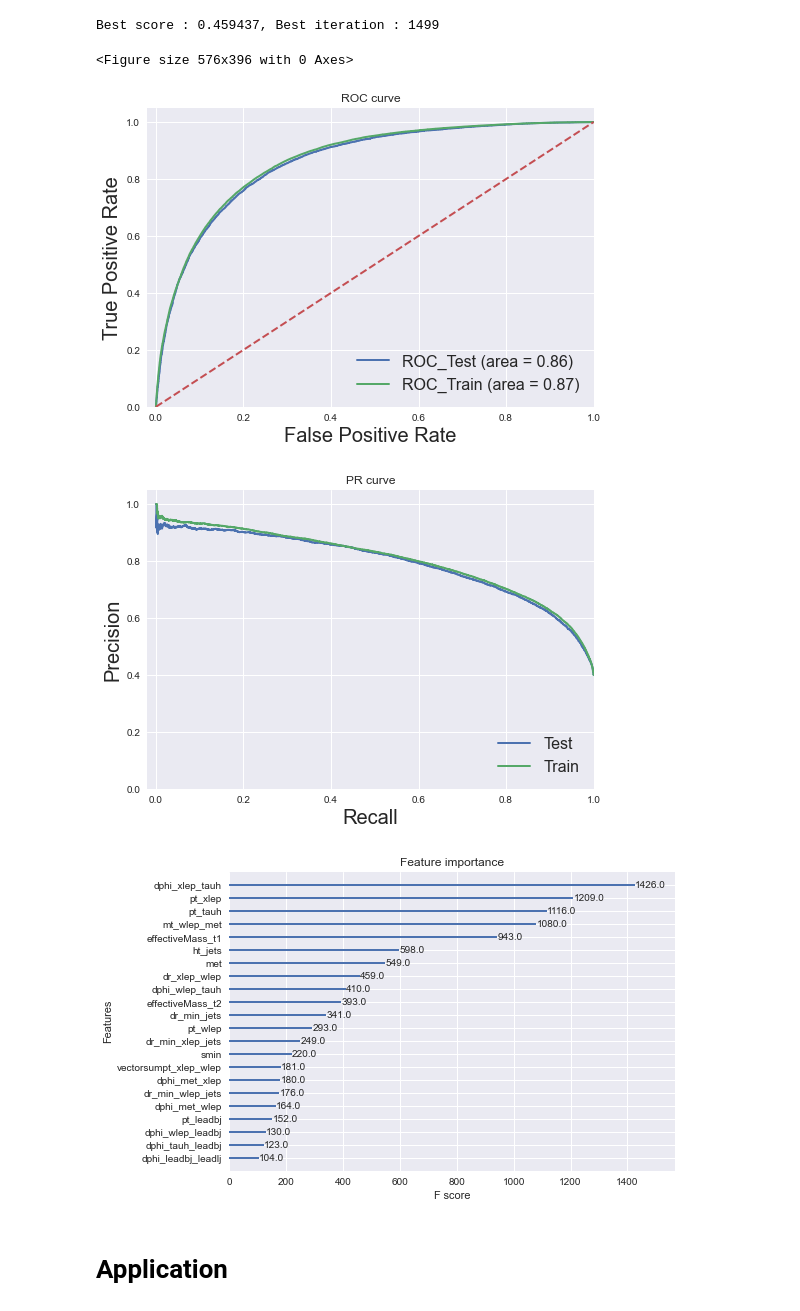
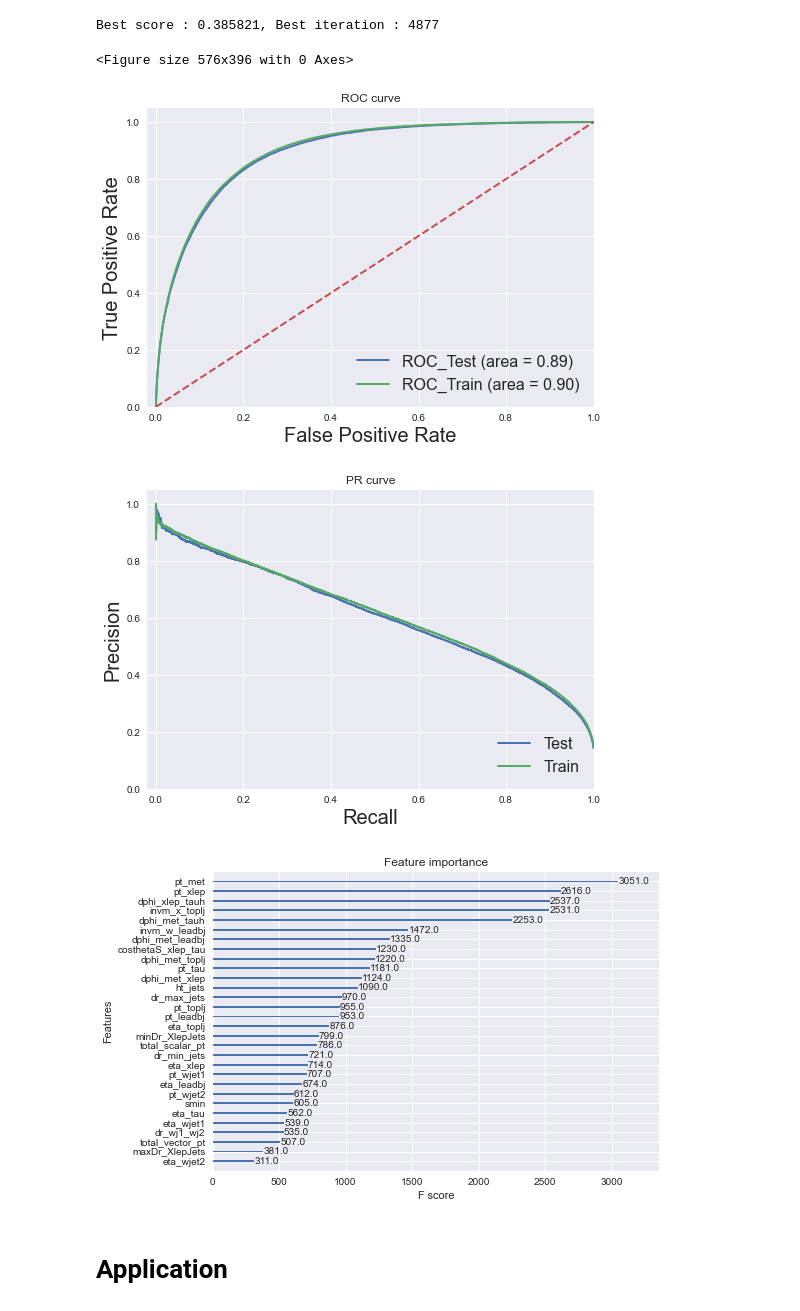
Before and after one commit to gsaha009/DelphesAnalysis_Project2, a Jupyter notebook: MachineLearning/XGB/XGBoost_main.ipynb, the cells around one changed output. Cells and saved outputs as stored; diff of their text form; code cells hidden in the pictures.

```diff
--- a/MachineLearning/XGB/XGBoost_main.ipynb
+++ b/MachineLearning/XGB/XGBoost_main.ipynb
@@ -18,5 +20,5 @@ Welcome to JupyROOT 6.24/02
 # %%
-with open('config_train_MX60_DL.yaml','r') as conf:
+with open(os.path.join('Yamls',f'config_train_MX{M}_{channel}.yaml'),'r') as conf:
     config = yaml.safe_load(conf)
 mainkeys    = list(config.keys())
 tag         = config.get('Tag')
@@ -171,7 +173,8 @@ print(D_train)
 #############################################
 #############################################
 prog = dict()
-max_iter = 1000
+
+max_iter = 100
 eta_min = 0.001
 eta_max = 0.5
 eta_decay = np.linspace(eta_min, eta_max, max_iter).tolist()
@@ -194,7 +197,7 @@ params = {
         "min_child_weight": 1
         #"callbacks": [xgb.callback.LearningRateScheduler(eta_decay)]
     }
-num_boost_round = 1500
+num_boost_round = 10000
 early_stopping_rounds = 10
 #############################################
 #############################################
@@ -277,6 +280,12 @@ plt.title('ROC curve')
 plt.legend(loc="lower right", fontsize=16)
 plt.savefig(os.path.join(tagdir,'ROC.png'), dpi=300)
 plt.show()
+
+import csv
+fpr_tpr_to_write = list(zip(fpr, tpr))
+with open(os.path.join(tagdir,f'ROC_Info_{M}_{channel}.csv'), 'w') as csvf:
+    writer = csv.writer(csvf)
+    writer.writerows(fpr_tpr_to_write)
 #############################################
 #############################################
 pr_t, rc_t, _ = precision_recall_curve(y_train, preds_train)
@@ -333,8 +342,8 @@ Parameters: { "n_estimators", "silent" } might not be used.
-Best score : 0.459437, Best iteration : 1499
+Best score : 0.385821, Best iteration : 4877
 <Figure size 576x396 with 0 Axes>
-[figure, old version]
+[figure, new version]
-[figure, old version]
+[figure, new version]
-[figure, old version]
+[figure, new version]
 # %% [markdown]
 # Application
 # %%
```
Also changed, not shown: parts of 2 cells of this notebook, 46 other files.
